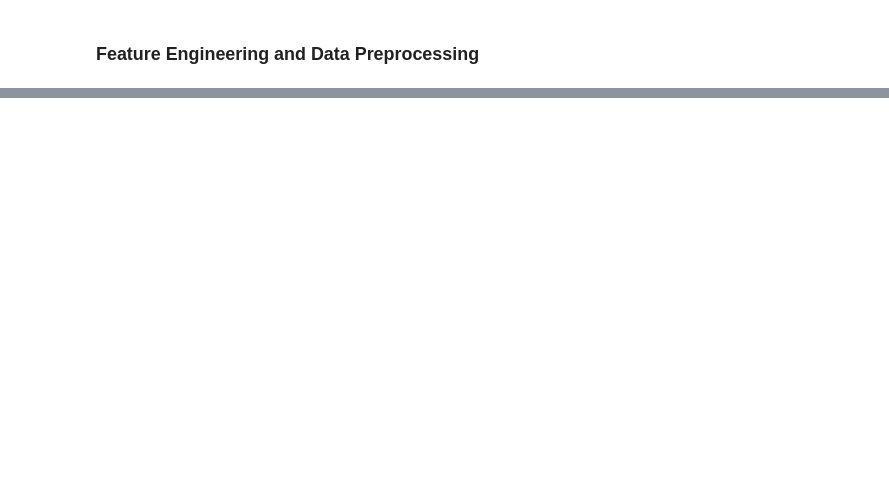
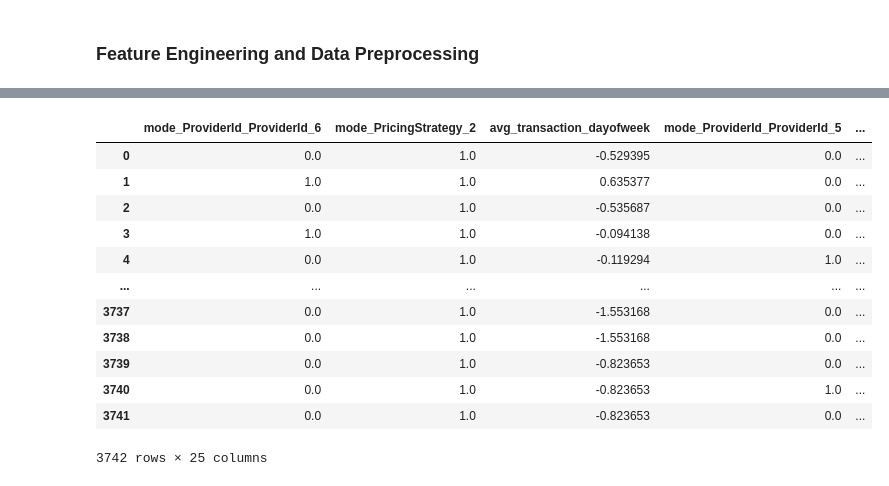
Before and after one commit to Jonepeter/credit-risk-model, a Jupyter notebook: notebooks/feature_engineering.ipynb, the cells around one changed output, grey strips where cells are left out. Saved outputs shown, nothing was run; the diff lists cells and outputs as text; code cells hidden in the pictures; blank space fills up the shorter version.

Commit message:
refactor(feature_engineering): Update feature engineering notebook to streamline data loading, enhance preprocessing steps, and improve output structure for model readiness.

```diff
--- a/notebooks/feature_engineering.ipynb
+++ b/notebooks/feature_engineering.ipynb
@@ -164,0 +59,3 @@ processed_df.stb.freq(['mode_PricingStrategy_0'])
+# %%
+dataset = pd.read_csv('../data/processed/Preprocessed_data.csv')
+dataset
@@ -164,0 +126,18 @@ processed_df.stb.freq(['mode_PricingStrategy_0'])
+# %%
+import scorecardpy as sc
+import warnings
+warnings.filterwarnings('ignore')
+
+exclude_cols = ['CustomerId', 'is_high_risk']
+features = [col for col in dataset.columns if col not in exclude_cols]
+df_woe = dataset.rename(columns={'is_high_risk': 'y'})
+
+bins = sc.woebin(df_woe, y='y', x=features)
+
+# Get IV summary
+iv_summary = {var: bins[var]['total_iv'].values[0] for var in bins}
+print(iv_summary)
+
+# Select features
+selected_features = [var for var, iv in iv_summary.items() if iv > 0.02]
+print("Selected features based on IV > 0.02:", selected_features)
@@ -164,0 +173,20 @@ processed_df.stb.freq(['mode_PricingStrategy_0'])
+# %%
+dataset_for_model = dataset[selected_features]
+dataset_for_model['is_high_risk'] = dataset['is_high_risk']
+dataset_for_model['CustomerId'] = dataset['CustomerId']
+# %%
+dataset_for_model
+# %% [output]
+|  | mode_ProviderId_ProviderId_6 | mode_PricingStrategy_2 | avg_transaction_dayofweek | mode_ProviderId_ProviderId_5 | ... |
+| 0 | 0.0 | 1.0 | -0.529395 | 0.0 | ... |
+| 1 | 1.0 | 1.0 | 0.635377 | 0.0 | ... |
+| 2 | 0.0 | 1.0 | -0.535687 | 0.0 | ... |
+| 3 | 1.0 | 1.0 | -0.094138 | 0.0 | ... |
+| 4 | 0.0 | 1.0 | -0.119294 | 1.0 | ... |
+| ... | ... | ... | ... | ... | ... |
+| 3737 | 0.0 | 1.0 | -1.553168 | 0.0 | ... |
+| 3738 | 0.0 | 1.0 | -1.553168 | 0.0 | ... |
+| 3739 | 0.0 | 1.0 | -0.823653 | 0.0 | ... |
+| 3740 | 0.0 | 1.0 | -0.823653 | 1.0 | ... |
+| 3741 | 0.0 | 1.0 | -0.823653 | 0.0 | ... |
+3742 rows × 25 columns
```
Also changed, not shown: parts of 20 cells of this notebook.
